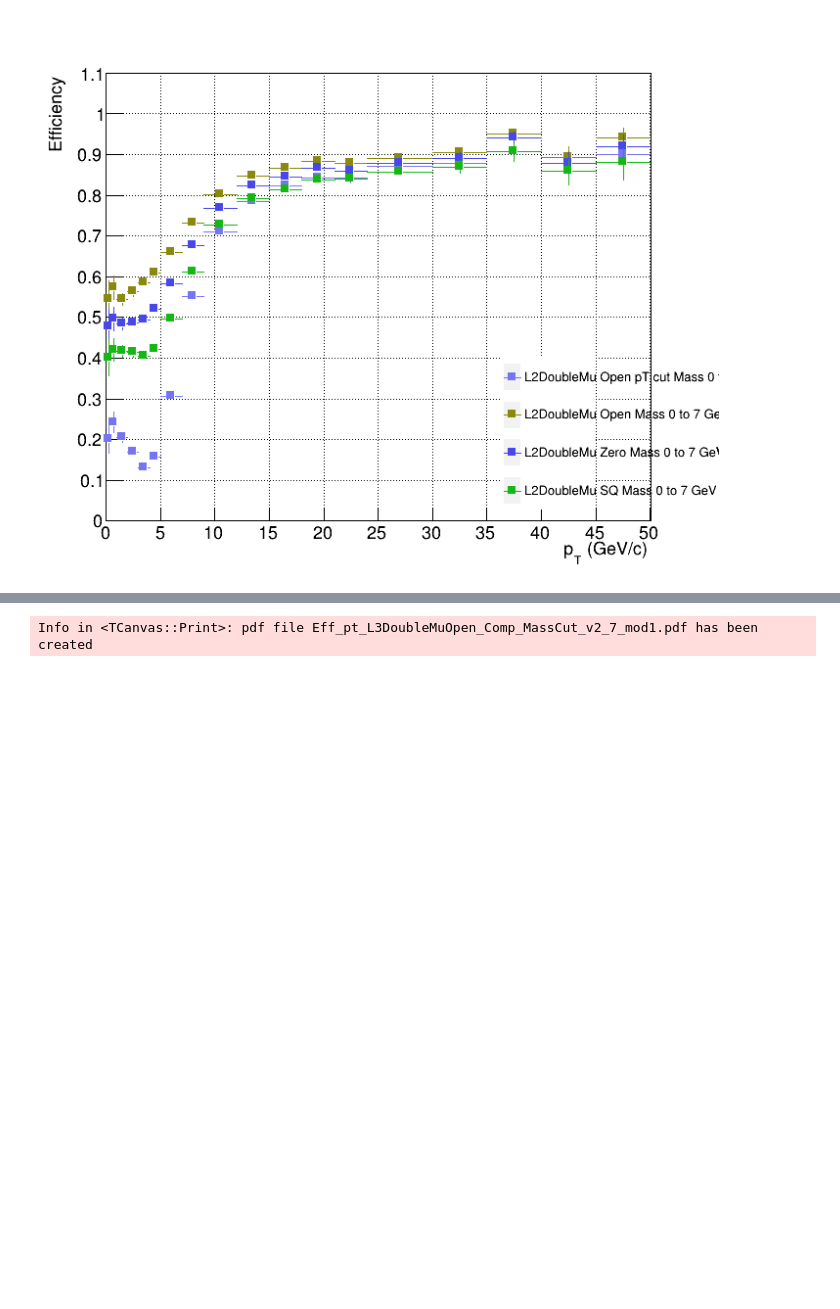
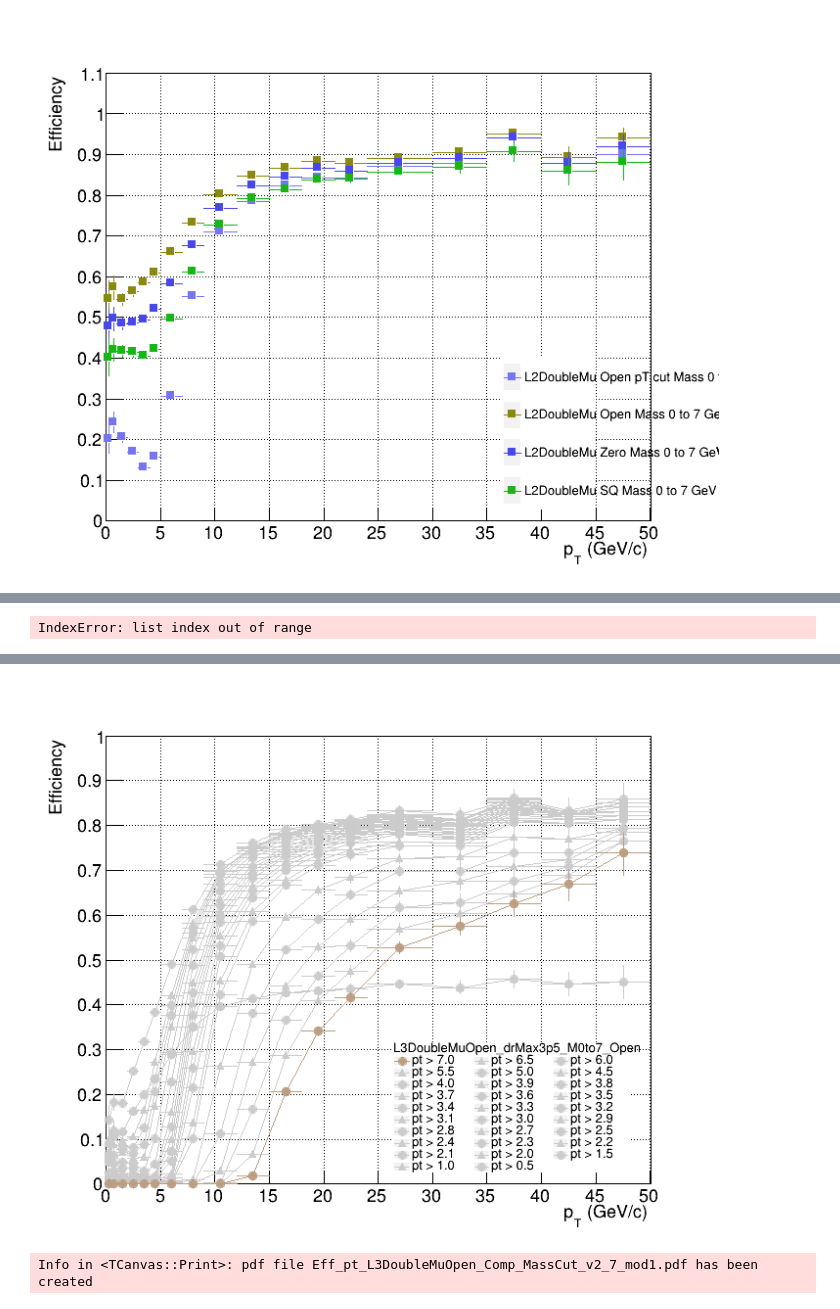
Before and after one commit to vince502/EffCalc, a Jupyter notebook: GetEfficiency.ipynb, the cells around one changed output, grey strips where cells are left out. Cells and saved outputs as stored; diff of their text form; code cells hidden in the pictures; blank space fills up the shorter version.

```diff
--- a/GetEfficiency.ipynb
+++ b/GetEfficiency.ipynb
@@ -266,0 +377,67 @@ Info in <TCanvas::Print>: pdf file Eff_v2_9/Eff_pTSpectrum_L3DoubleMuSQ.pdf has
+# %%
+leg.SetX1(0.52);leg.SetX2(0.87);leg.SetY1(0.12);leg.SetY2(0.35); tg = "L2DoubleMuZero"
+ROOT.gSystem.mkdir("Eff_%s/Spktrm/%s" % (ver1, tg) )
+for ix in range (len(x)):
+    leg.Clear()
+    canv, leg = DrawTrigPTSeq(f_out2.Get( tg ), canv,  _leg = leg, _header = tg ,  _pallet = getcolorOne, _paux = ix)
+    canv.SaveAs("Eff_%s/Spktrm/%s/Eff_pTSpectrum_%d_%s.png" % (ver1, tg, ix, tg) )
+getGif(tg)
+
+leg.SetX1(0.52);leg.SetX2(0.87);leg.SetY1(0.12);leg.SetY2(0.35); tg = "L2DoubleMuOpen"
+ROOT.gSystem.mkdir("Eff_%s/Spktrm/%s" % (ver1, tg) )
+for ix in range (len(x)):
+    leg.Clear()
+    canv, leg = DrawTrigPTSeq(f_out2.Get( tg ), canv,  _leg = leg, _header = tg ,  _pallet = getcolorOne, _paux = ix)
+    canv.SaveAs("Eff_%s/Spktrm/%s/Eff_pTSpectrum_%d_%s.png" % (ver1, tg, ix, tg) )
+getGif(tg)
+
+leg.SetX1(0.52);leg.SetX2(0.87);leg.SetY1(0.12);leg.SetY2(0.35); tg = "L2DoubleMuSQ"
+ROOT.gSystem.mkdir("Eff_%s/Spktrm/%s" % (ver1, tg) )
+for ix in range (len(x)):
+    leg.Clear()
+    canv, leg = DrawTrigPTSeq(f_out2.Get( tg ), canv,  _leg = leg, _header = tg ,  _pallet = getcolorOne, _paux = ix)
+    canv.SaveAs("Eff_%s/Spktrm/%s/Eff_pTSpectrum_%d_%s.png" % (ver1, tg, ix, tg) )
+getGif(tg)
+
+
+leg.SetX1(0.52);leg.SetX2(0.87);leg.SetY1(0.12);leg.SetY2(0.35); tg = "L3DoubleMuZero"
+ROOT.gSystem.mkdir("Eff_%s/Spktrm/%s" % (ver1, tg) )
+for ix in range (len(x)):
+    leg.Clear()
+    canv, leg = DrawTrigPTSeq(f_out2.Get( tg ), canv,  _leg = leg, _header = tg ,  _pallet = getcolorOne, _paux = ix)
+    canv.SaveAs("Eff_%s/Spktrm/%s/Eff_pTSpectrum_%d_%s.png" % (ver1, tg, ix, tg) )
+getGif(tg)
+
+leg.SetX1(0.52);leg.SetX2(0.87);leg.SetY1(0.12);leg.SetY2(0.35); tg = "L3DoubleMuOpen"
+ROOT.gSystem.mkdir("Eff_%s/Spktrm/%s" % (ver1, tg) )
+for ix in range (len(x)):
+    leg.Clear()
+    canv, leg = DrawTrigPTSeq(f_out2.Get( tg ), canv,  _leg = leg, _header = tg ,  _pallet = getcolorOne, _paux = ix)
+    canv.SaveAs("Eff_%s/Spktrm/%s/Eff_pTSpectrum_%d_%s.png" % (ver1, tg, ix, tg) )
+getGif(tg)
+
+leg.SetX1(0.52);leg.SetX2(0.87);leg.SetY1(0.12);leg.SetY2(0.35); tg = "L3DoubleMuOpen_drMax3p5_M0to7_Open"
+ROOT.gSystem.mkdir("Eff_%s/Spktrm/%s" % (ver1, tg) )
+for ix in range (len(x)):
+    leg.Clear()
+    canv, leg = DrawTrigPTSeq(f_out2.Get( tg ), canv,  _leg = leg, _header = tg ,  _pallet = getcolorOne, _paux = ix)
+    canv.SaveAs("Eff_%s/Spktrm/%s/Eff_pTSpectrum_%d_%s.png" % (ver1, tg, ix, tg) )
+getGif(tg)
+
+leg.SetX1(0.52);leg.SetX2(0.87);leg.SetY1(0.12);leg.SetY2(0.35); tg = "L3DoubleMuOpen_drMax3p5_M2p2to4p4_Open"
+ROOT.gSystem.mkdir("Eff_%s/Spktrm/%s" % (ver1, tg) )
+for ix in range (len(x)):
+    leg.Clear()
+    canv, leg = DrawTrigPTSeq(f_out2.Get( tg ), canv,  _leg = leg, _header = tg ,  _pallet = getcolorOne, _paux = ix)
+    canv.SaveAs("Eff_%s/Spktrm/%s/Eff_pTSpectrum_%d_%s.png" % (ver1, tg, ix, tg) )
+getGif(tg)
+
+leg.SetX1(0.52);leg.SetX2(0.87);leg.SetY1(0.12);leg.SetY2(0.35); tg = "L3DoubleMuSQ"
+ROOT.gSystem.mkdir("Eff_%s/Spktrm/%s" % (ver1, tg) )
+for ix in range (len(x)):
+    leg.Clear()
+    canv, leg = DrawTrigPTSeq(f_out2.Get( tg ), canv,  _leg = leg, _header = tg ,  _pallet = getcolorOne, _paux = ix)
+    canv.SaveAs("Eff_%s/Spktrm/%s/Eff_pTSpectrum_%d_%s.png" % (ver1, tg, ix, tg) )
+getGif(tg)
+# %% [output]
+IndexError: list index out of range
@@ -267,3 +461,4 @@ Info in <TCanvas::Print>: pdf file Eff_v2_9/Eff_pTSpectrum_L3DoubleMuSQ.pdf has
+[figure, added]
 # %%
 leg.SetNColumns(1)
 canv, leg = DrawTrigSeq(f_out1.Get("L3DoubleMuOpen_drMax3p5_M0to7_Open"), 'pt', canv, _col = 221, _leg = leg, _disc = "L3Dimu M0~7 v2-6")
```
Also changed, not shown: parts of 15 cells of this notebook, 6 other files.
